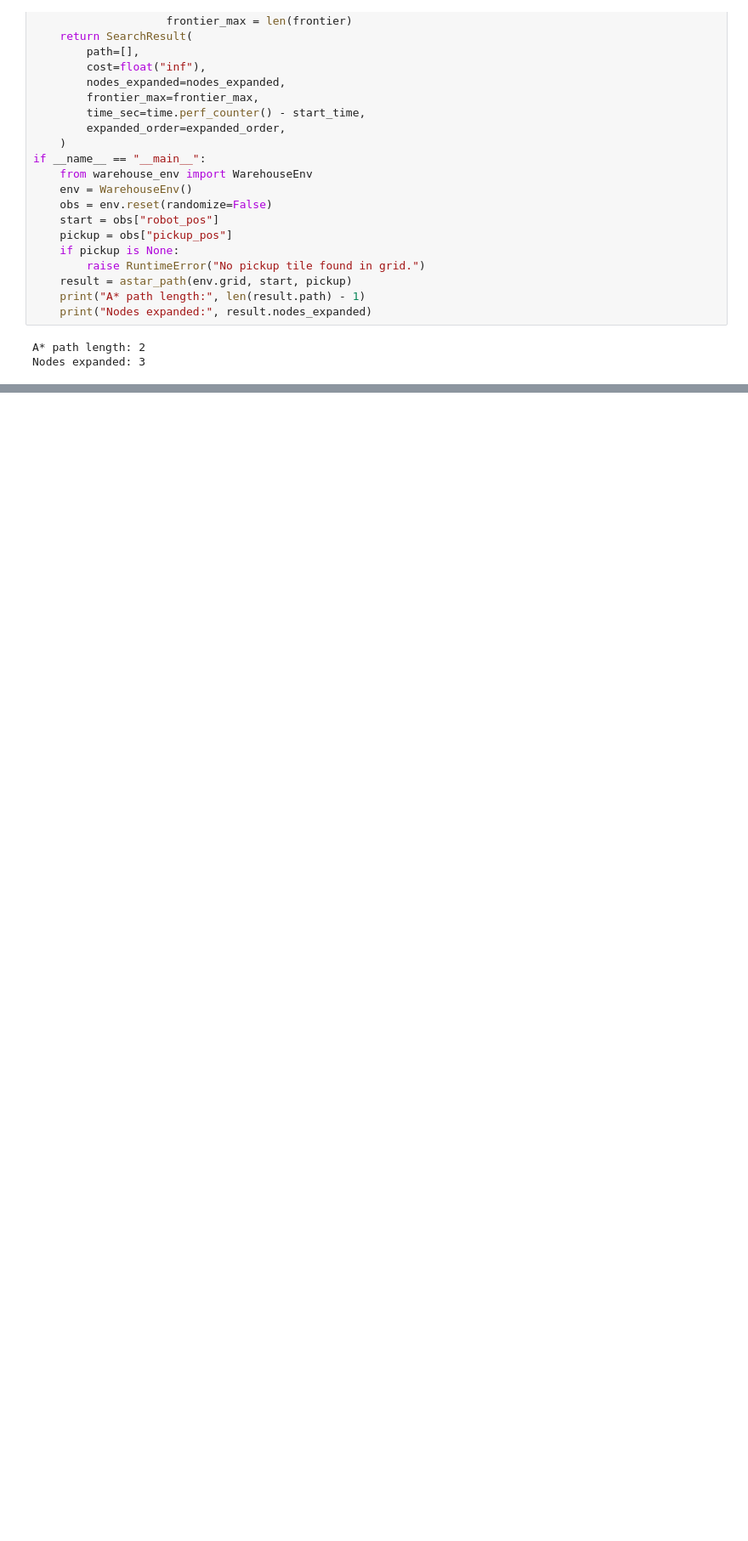
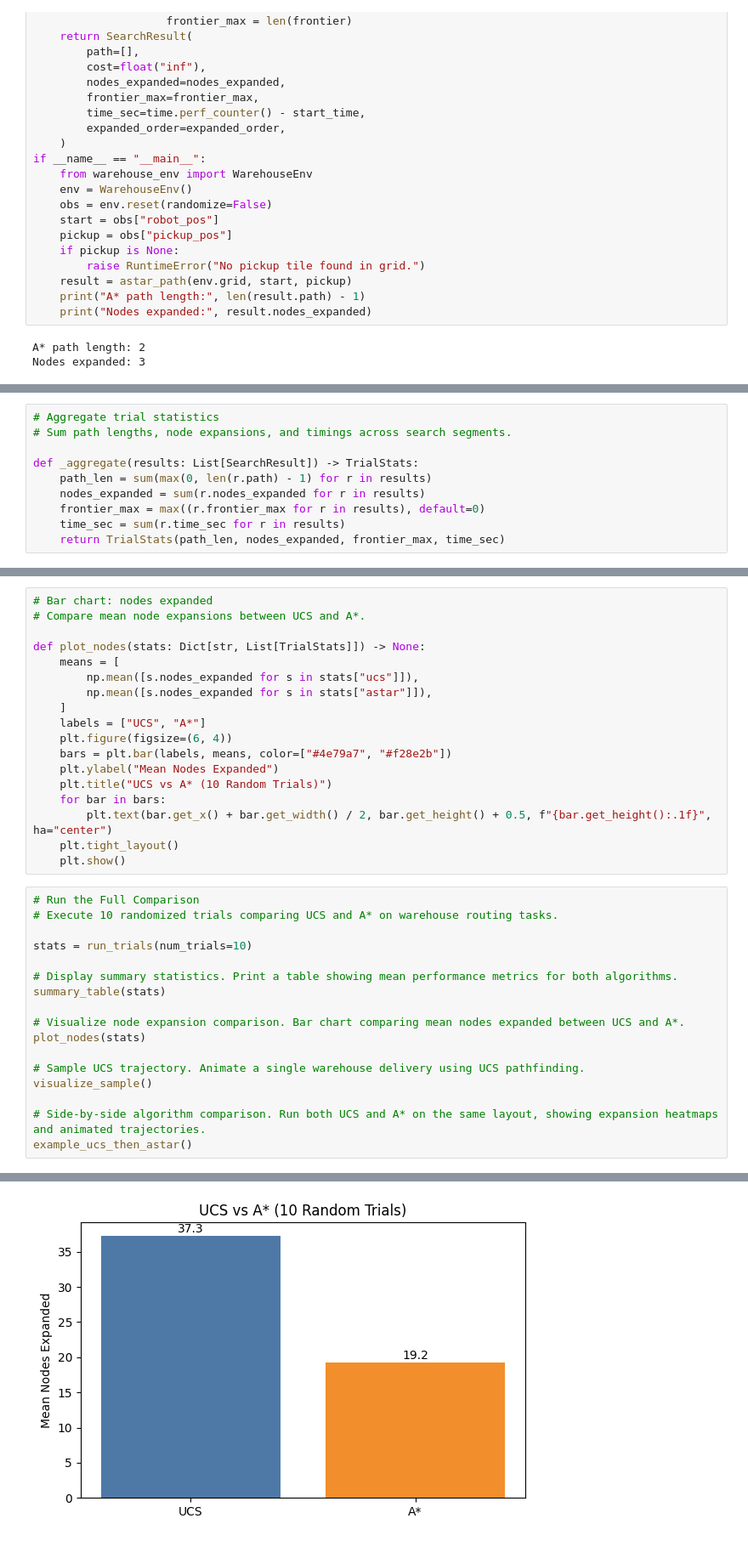
Before and after one commit to juliansoh/Engineering-AI, a Jupyter notebook: Assignment_2/Problem_2-1/final_submission/src/Analysis.ipynb, the cells around one changed output, grey strips where cells are left out. Shown at 85% size. Saved outputs shown, nothing was run; the diff lists cells and outputs as text; blank space fills up the shorter version.

```diff
--- a/Assignment_2/Problem_2-1/final_submission/src/Analysis.ipynb
+++ b/Assignment_2/Problem_2-1/final_submission/src/Analysis.ipynb
@@ -256,0 +273,10 @@ ModuleNotFoundError: No module named 'ucs_pathfinder'
+# %%
+# Aggregate trial statistics
+# Sum path lengths, node expansions, and timings across search segments.
+
+def _aggregate(results: List[SearchResult]) -> TrialStats:
+    path_len = sum(max(0, len(r.path) - 1) for r in results)
+    nodes_expanded = sum(r.nodes_expanded for r in results)
+    frontier_max = max((r.frontier_max for r in results), default=0)
+    time_sec = sum(r.time_sec for r in results)
+    return TrialStats(path_len, nodes_expanded, frontier_max, time_sec)
@@ -256,0 +583,36 @@ ModuleNotFoundError: No module named 'ucs_pathfinder'
+# %%
+# Bar chart: nodes expanded
+# Compare mean node expansions between UCS and A*.
+
+def plot_nodes(stats: Dict[str, List[TrialStats]]) -> None:
+    means = [
+        np.mean([s.nodes_expanded for s in stats["ucs"]]),
+        np.mean([s.nodes_expanded for s in stats["astar"]]),
+    ]
+    labels = ["UCS", "A*"]
+    plt.figure(figsize=(6, 4))
+    bars = plt.bar(labels, means, color=["#4e79a7", "#f28e2b"])
+    plt.ylabel("Mean Nodes Expanded")
+    plt.title("UCS vs A* (10 Random Trials)")
+    for bar in bars:
+        plt.text(bar.get_x() + bar.get_width() / 2, bar.get_height() + 0.5, f"{bar.get_height():.1f}", ha="center")
+    plt.tight_layout()
+    plt.show()
+# %%
+# Run the Full Comparison
+# Execute 10 randomized trials comparing UCS and A* on warehouse routing tasks.
+
+stats = run_trials(num_trials=10)
+
+# Display summary statistics. Print a table showing mean performance metrics for both algorithms.
+summary_table(stats)
+
+# Visualize node expansion comparison. Bar chart comparing mean nodes expanded between UCS and A*.
+plot_nodes(stats)
+
+# Sample UCS trajectory. Animate a single warehouse delivery using UCS pathfinding.
+visualize_sample()
+
+# Side-by-side algorithm comparison. Run both UCS and A* on the same layout, showing expansion heatmaps and animated trajectories.
+example_ucs_then_astar()
+# %% [output]
@@ -256,0 +623 @@ ModuleNotFoundError: No module named 'ucs_pathfinder'
+[figure, added]
```
Also changed, not shown: parts of 10 cells of this notebook.
